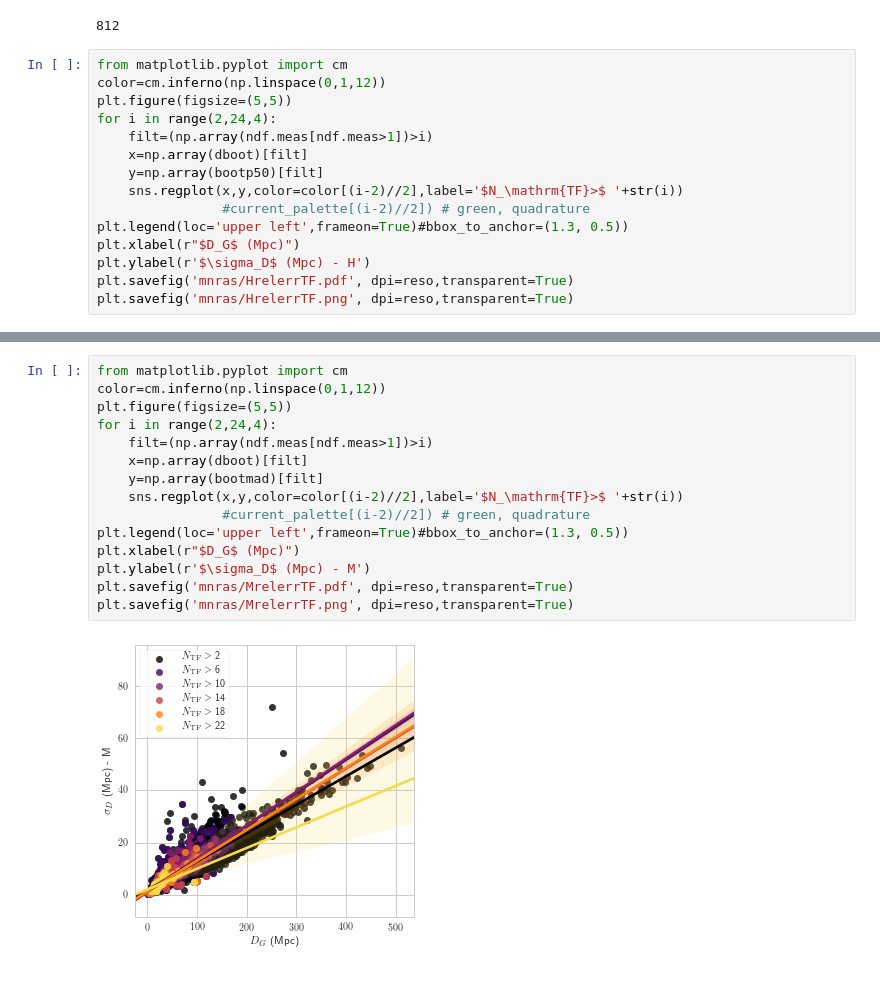
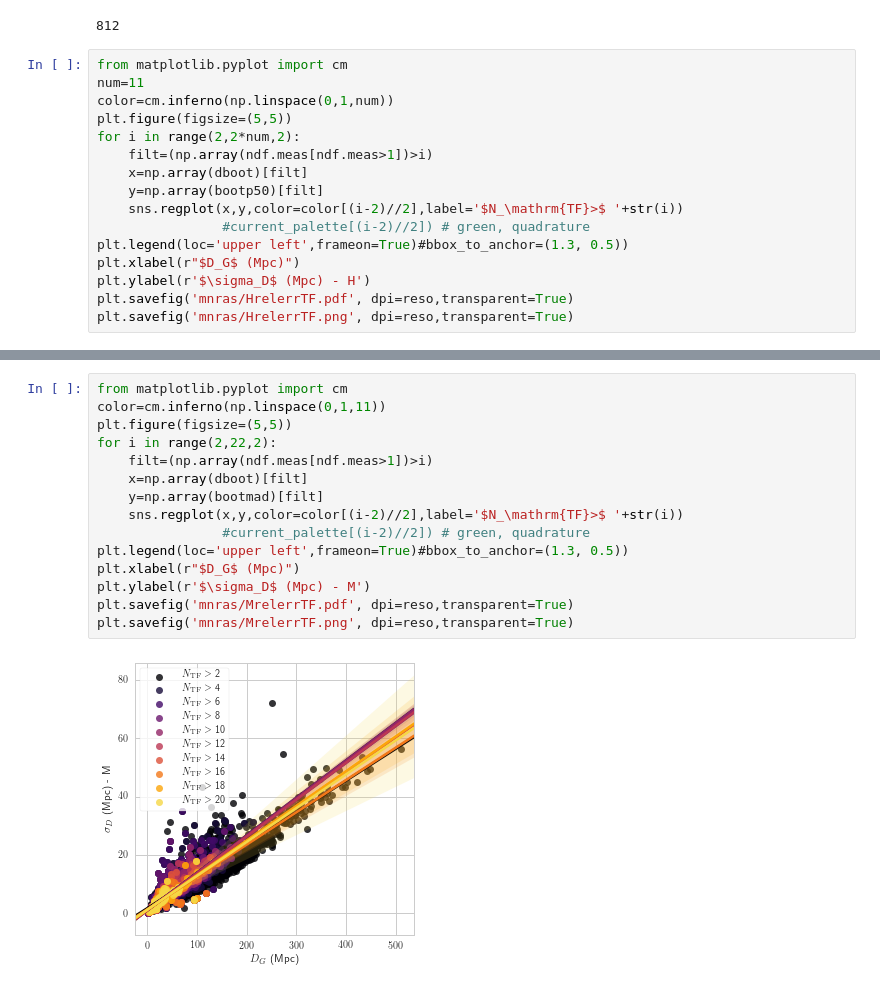
Before and after one commit to saint-germain/errorprediction, a Jupyter notebook: correctdiscrepancy.ipynb, the cells around one changed output, grey strips where cells are left out. Saved outputs shown, nothing was run; the diff lists cells and outputs as text.

```diff
--- a/correctdiscrepancy.ipynb
+++ b/correctdiscrepancy.ipynb
@@ -935,9 +935,10 @@ ndf.meas[ndf.meas>25].sum() # total measurements in H quadratic model
 812
 # %%
 from matplotlib.pyplot import cm
-color=cm.inferno(np.linspace(0,1,12))
+num=11
+color=cm.inferno(np.linspace(0,1,num))
 plt.figure(figsize=(5,5))
-for i in range(2,24,4):
+for i in range(2,2*num,2):
     filt=(np.array(ndf.meas[ndf.meas>1])>i)
     x=np.array(dboot)[filt]
     y=np.array(bootp50)[filt]
@@ -953,17 +954,17 @@ plt.savefig('mnras/HrelerrTF.png', dpi=reso,transparent=True)
 # %%
 from matplotlib.pyplot import cm
-color=cm.inferno(np.linspace(0,1,12))
+color=cm.inferno(np.linspace(0,1,11))
 plt.figure(figsize=(5,5))
-for i in range(2,24,4):
+for i in range(2,22,2):
     filt=(np.array(ndf.meas[ndf.meas>1])>i)
     x=np.array(dboot)[filt]
     y=np.array(bootmad)[filt]
     sns.regplot(x,y,color=color[(i-2)//2],label='$N_\mathrm{TF}>$ '+str(i))
                 #current_palette[(i-2)//2]) # green, quadrature
 plt.legend(loc='upper left',frameon=True)#bbox_to_anchor=(1.3, 0.5))
 plt.xlabel(r"$D_G$ (Mpc)")
 plt.ylabel(r'$\sigma_D$ (Mpc) - M')
 plt.savefig('mnras/MrelerrTF.pdf', dpi=reso,transparent=True)
 plt.savefig('mnras/MrelerrTF.png', dpi=reso,transparent=True)
 # %% [output]
-[figure, old version]
+[figure, new version]
```
Also changed, not shown: parts of 1 cell of this notebook, 1 other file.
